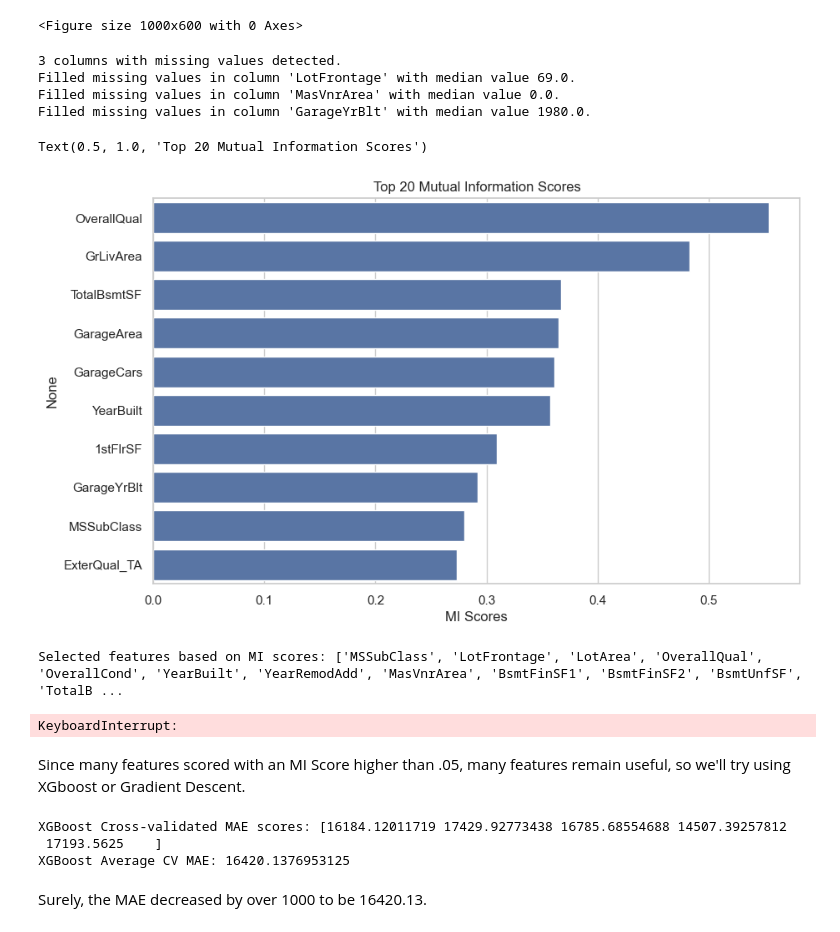
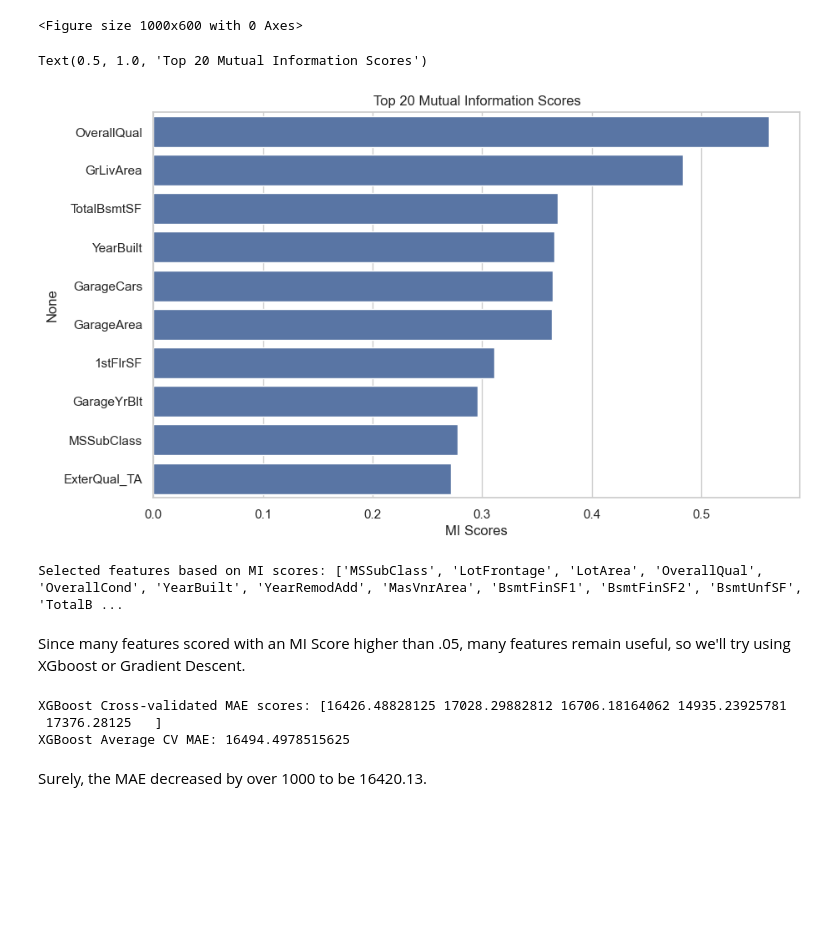
Before and after one commit to AbdallaElgali/HousePricePrediction, a Jupyter notebook: HousePrices/feature_engineering.ipynb, the cells around one changed output. Cells and saved outputs as stored; diff of their text form; code cells hidden in the pictures; blank space fills up the shorter version.

Commit message:
first submission

```diff
--- a/HousePrices/feature_engineering.ipynb
+++ b/HousePrices/feature_engineering.ipynb
@@ -27,42 +27,57 @@ X.tail()
 5 rows × 80 columns
 <Figure size 1000x600 with 0 Axes>
 # %%
-# Encode the categorical features using one-hot encoding
-X_encoded = pd.get_dummies(X, columns=categorical_features, drop_first=True)
 
-# get columns with missing values
-missing_cols = X_encoded.columns[X_encoded.isnull().any()]
-print(len(missing_cols), "columns with missing values detected.")
+def transform_data(df, categorical_cols, reference_columns=None, reference_medians=None):
+    # one-hot encode
+    df_encoded = pd.get_dummies(df, columns=categorical_cols, drop_first=True)
 
-# fill missing values with median
-for col in missing_cols:
-    median_value = X_encoded[col].median()
-    X_encoded = X_encoded.fillna(X_encoded.median(numeric_only=True))
-    print(f"Filled missing values in column '{col}' with median value {median_value}.")
+    # if a reference column set is provided (e.g. from training), align to it:
+    if reference_columns is not None:
+        # add missing columns with 0
+        for col in reference_columns:
+            if col not in df_encoded.columns:
+                df_encoded[col] = 0
+        # drop any extra columns that weren't in the reference
+        extra = [c for c in df_encoded.columns if c not in reference_columns]
+        if extra:
+            df_encoded = df_encoded.drop(columns=extra)
+        # enforce same column order
+        df_encoded = df_encoded[reference_columns]
+
+    # compute medians (use reference medians if provided, else from this df)
+    if reference_medians is None:
+        medians = df_encoded.median(numeric_only=True)
+    else:
+        # reindex reference medians to current columns (missing -> 0)
+        medians = reference_medians.reindex(df_encoded.columns).fillna(0)
+
+    df_encoded = df_encoded.fillna(medians)
+
+    return df_encoded
+
+X_encoded = transform_data(X, categorical_features)
+train_medians = X_encoded.median(numeric_only=True)
 
 
 # calculate MI scores
 from sklearn.feature_selection import mutual_info_regression
 
 def get_mi_scores(X, y):
     mi_scores = mutual_info_regression(X, y)
     mi_scores = pd.Series(mi_scores, name="MI Scores", index=X.columns)
     mi_scores = mi_scores.sort_values(ascending=False)
     return mi_scores
 
 mi_scores = get_mi_scores(X_encoded, y)
 
 # plot MI scores
 plt.figure(figsize=(10, 6))
 sns.barplot(x=mi_scores[:10], y=mi_scores.index[:10])
 plt.title("Top 20 Mutual Information Scores")
 # %% [output]
-3 columns with missing values detected.
-Filled missing values in column 'LotFrontage' with median value 69.0.
-Filled missing values in column 'MasVnrArea' with median value 0.0.
-Filled missing values in column 'GarageYrBlt' with median value 1980.0.
+Text(0.5, 1.0, 'Top 20 Mutual Information Scores')
-Text(0.5, 1.0, 'Top 20 Mutual Information Scores')
-[figure, old version]
+[figure, new version]
 # %%
 # Select top k features based on MI scores
 from sklearn.feature_selection import SelectKBest
@@ -83,8 +98,6 @@ cv_scores = cross_val_score(model, X_encoded[selected_features], y, cv=5, scorin
 cv_mae_scores = -cv_scores
 print("Cross-validated MAE scores:", cv_mae_scores)
 print("Average CV MAE:", cv_mae_scores.mean())
-# %% [output]
-KeyboardInterrupt:
 # %% [markdown]
 Since many features scored with an MI Score higher than .05, many features remain useful, so we'll try using XGboost or Gradient Descent.
 # %%
@@ -96,8 +109,8 @@ xgb_cv_mae_scores = -xgb_cv_scores
 print("XGBoost Cross-validated MAE scores:", xgb_cv_mae_scores)
 print("XGBoost Average CV MAE:", xgb_cv_mae_scores.mean())
 # %% [output]
-XGBoost Cross-validated MAE scores: [16184.12011719 17429.92773438 16785.68554688 14507.39257812
- 17193.5625    ]
-XGBoost Average CV MAE: 16420.1376953125
+XGBoost Cross-validated MAE scores: [16426.48828125 17028.29882812 16706.18164062 14935.23925781
+ 17376.28125   ]
+XGBoost Average CV MAE: 16494.4978515625
 # %% [markdown]
 Surely, the MAE decreased by over 1000 to be 16420.13.
```
Also changed, not shown: parts of 1 cell of this notebook, 1 other file.
